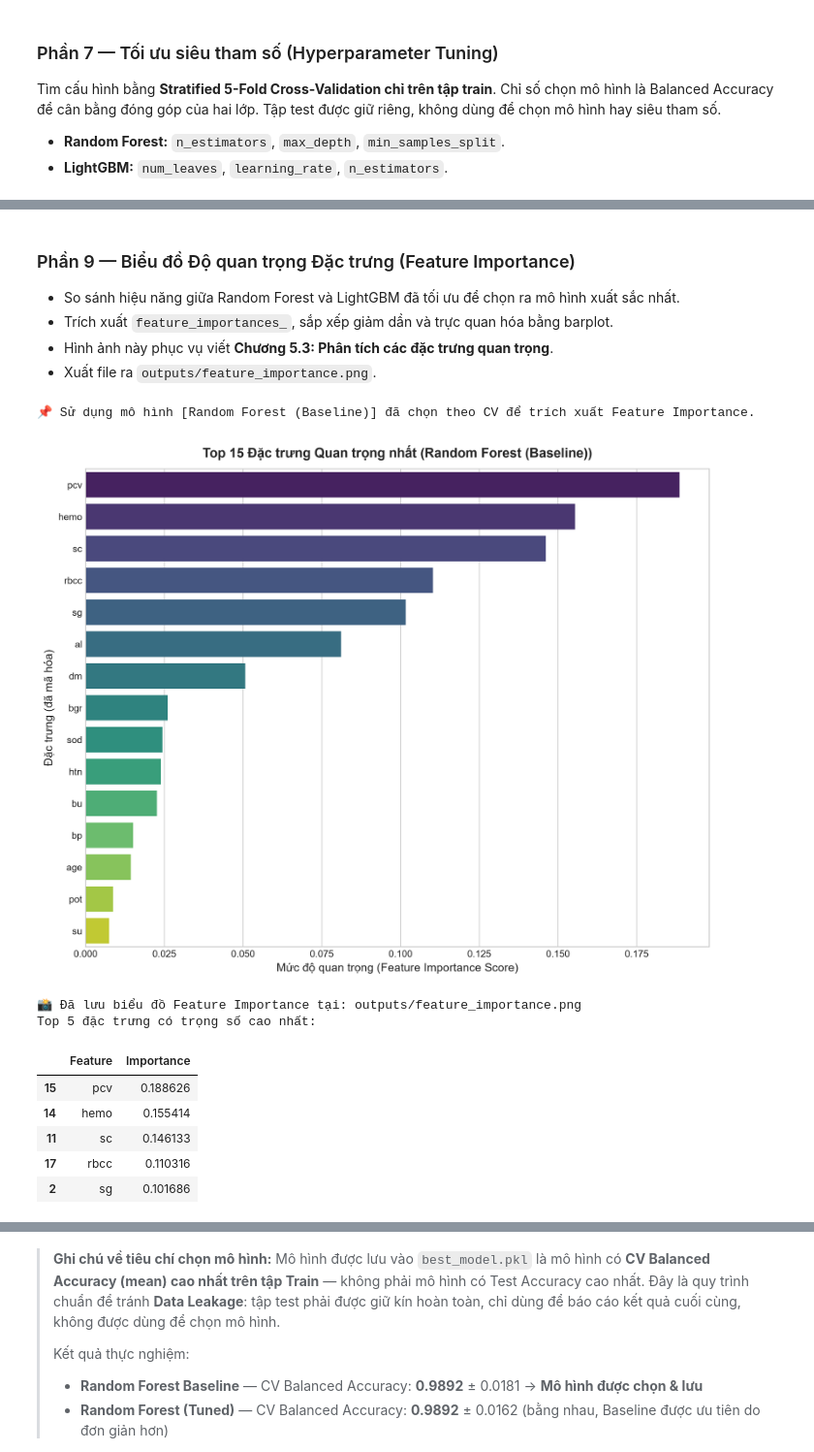
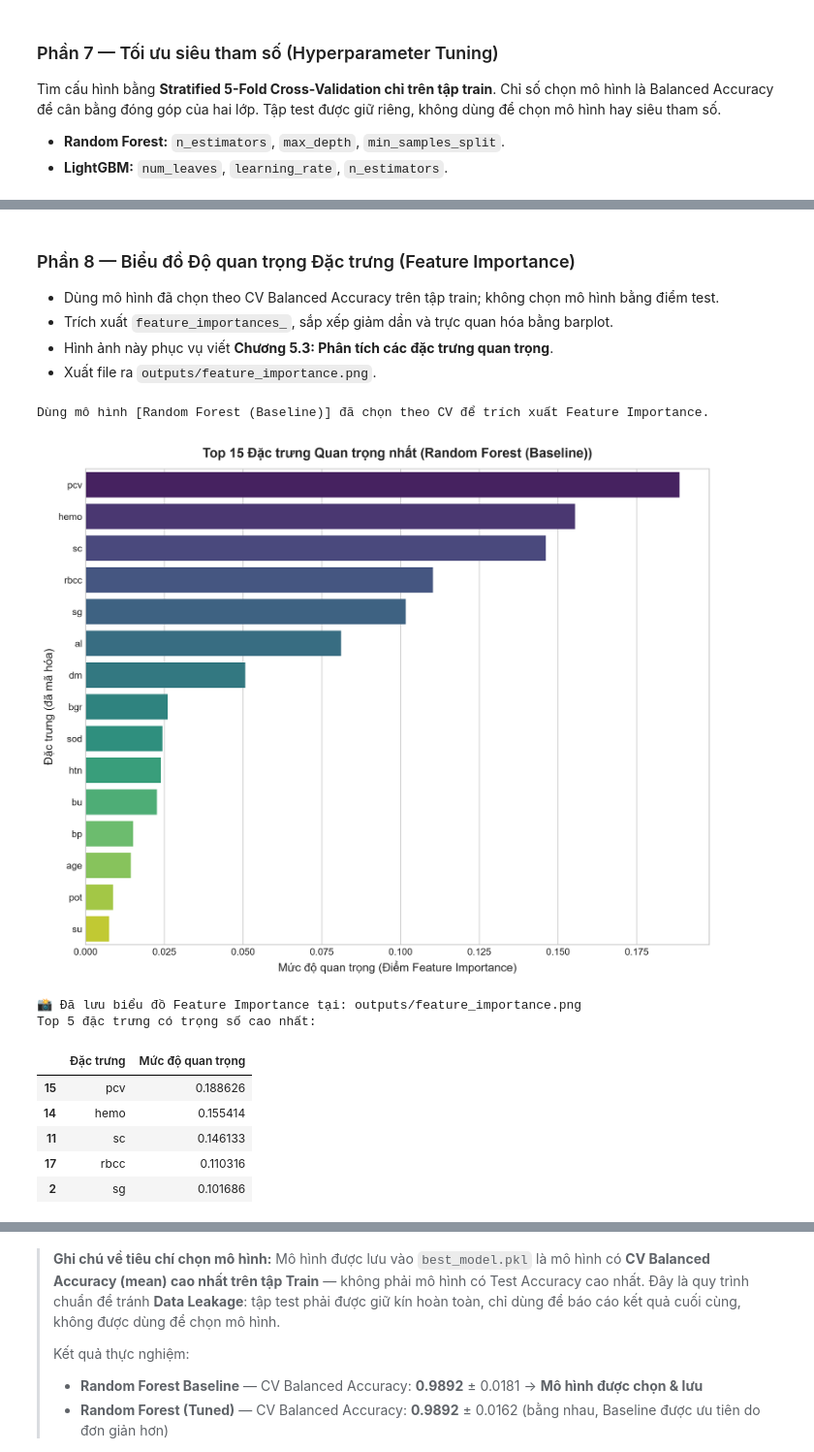
Before and after one commit to buiphuocbinh221006-ux/machine-learning-kidney-disease, a Jupyter notebook: main.ipynb, the cells around one changed output, grey strips where cells are left out. Shown at 97% size. Drawn from its saved outputs; the diff is of its cells as text; code cells hidden in the pictures.

```diff
--- a/main.ipynb
+++ b/main.ipynb
@@ -295,41 +249,41 @@ print(f"📸 Đã lưu hình ảnh cấu trúc cây tại: {dt_img_path}")
 # %% [markdown]
-### Phần 9 — Biểu đồ Độ quan trọng Đặc trưng (Feature Importance)
-- So sánh hiệu năng giữa Random Forest và LightGBM đã tối ưu để chọn ra mô hình xuất sắc nhất.
+### Phần 8 — Biểu đồ Độ quan trọng Đặc trưng (Feature Importance)
+- Dùng mô hình đã chọn theo CV Balanced Accuracy trên tập train; không chọn mô hình bằng điểm test.
 - Trích xuất `feature_importances_`, sắp xếp giảm dần và trực quan hóa bằng barplot.
 - Hình ảnh này phục vụ viết **Chương 5.3: Phân tích các đặc trưng quan trọng**.
 - Xuất file ra `outputs/feature_importance.png`.
 # %%
 # Dùng mô hình đã chọn bằng CV (không dùng điểm test) cho Feature Importance.
 best_tree_for_fi = best_model
 best_tree_name = best_model_name
-print(f"📌 Sử dụng mô hình [{best_tree_name}] đã chọn theo CV để trích xuất Feature Importance.")
+print(f"Dùng mô hình [{best_tree_name}] đã chọn theo CV để trích xuất Feature Importance.")
 
 fi_df = pd.DataFrame({
-    'Feature': X.columns,
-    'Importance': best_tree_for_fi.feature_importances_
-}).sort_values(by='Importance', ascending=False)
+    'Đặc trưng': X.columns,
+    'Mức độ quan trọng': best_tree_for_fi.feature_importances_
+}).sort_values(by='Mức độ quan trọng', ascending=False)
 
 plt.figure(figsize=(10, 8), dpi=300)
 palette = sns.color_palette("viridis", n_colors=min(15, len(fi_df)))
-sns.barplot(data=fi_df.head(15), x='Importance', y='Feature', palette=palette)
+sns.barplot(data=fi_df.head(15), x='Mức độ quan trọng', y='Đặc trưng', palette=palette)
 plt.title(f"Top 15 Đặc trưng Quan trọng nhất ({best_tree_name})", fontsize=14, fontweight='bold', pad=12)
-plt.xlabel("Mức độ quan trọng (Feature Importance Score)", fontsize=12)
+plt.xlabel("Mức độ quan trọng (Điểm Feature Importance)", fontsize=12)
 plt.ylabel("Đặc trưng (đã mã hóa)", fontsize=12)
 plt.tight_layout()
 
 fi_img_path = 'outputs/feature_importance.png'
 plt.savefig(fi_img_path, dpi=300, bbox_inches='tight')
 plt.show()
 
 print(f"📸 Đã lưu biểu đồ Feature Importance tại: {fi_img_path}")
 print("Top 5 đặc trưng có trọng số cao nhất:")
 display(fi_df.head(5))
 # %% [output]
-📌 Sử dụng mô hình [Random Forest (Baseline)] đã chọn theo CV để trích xuất Feature Importance.
+Dùng mô hình [Random Forest (Baseline)] đã chọn theo CV để trích xuất Feature Importance.
 [figure]
 📸 Đã lưu biểu đồ Feature Importance tại: outputs/feature_importance.png
 Top 5 đặc trưng có trọng số cao nhất:
-|  | Feature | Importance |
+|  | Đặc trưng | Mức độ quan trọng |
 | 15 | pcv | 0.188626 |
 | 14 | hemo | 0.155414 |
 | 11 | sc | 0.146133 |
```
Also changed, not shown: parts of 15 cells of this notebook, 11 other files.
